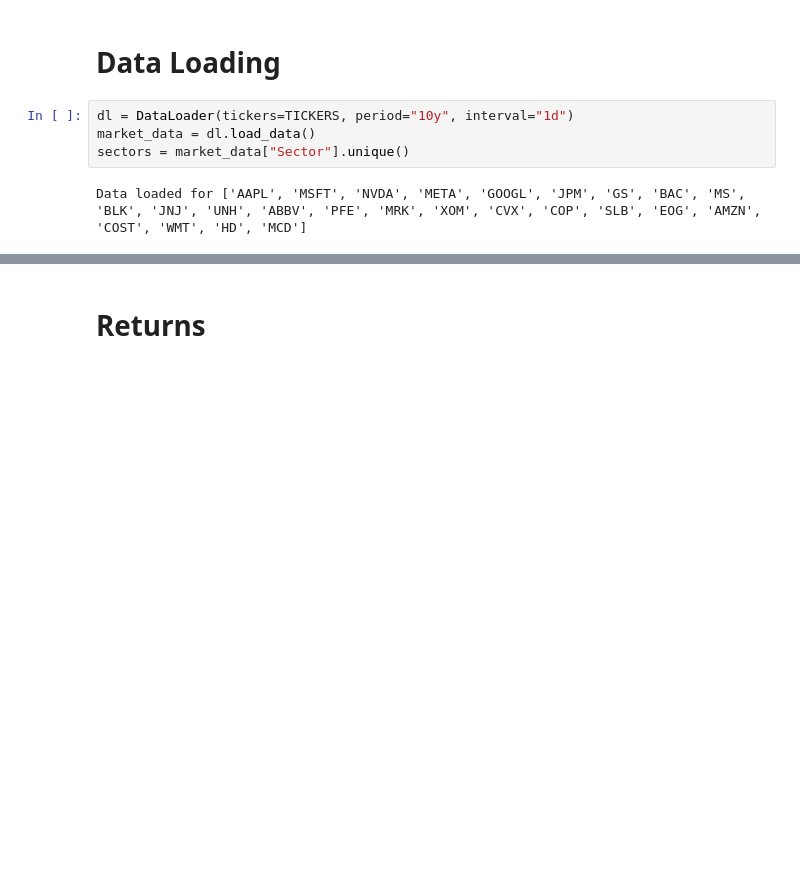
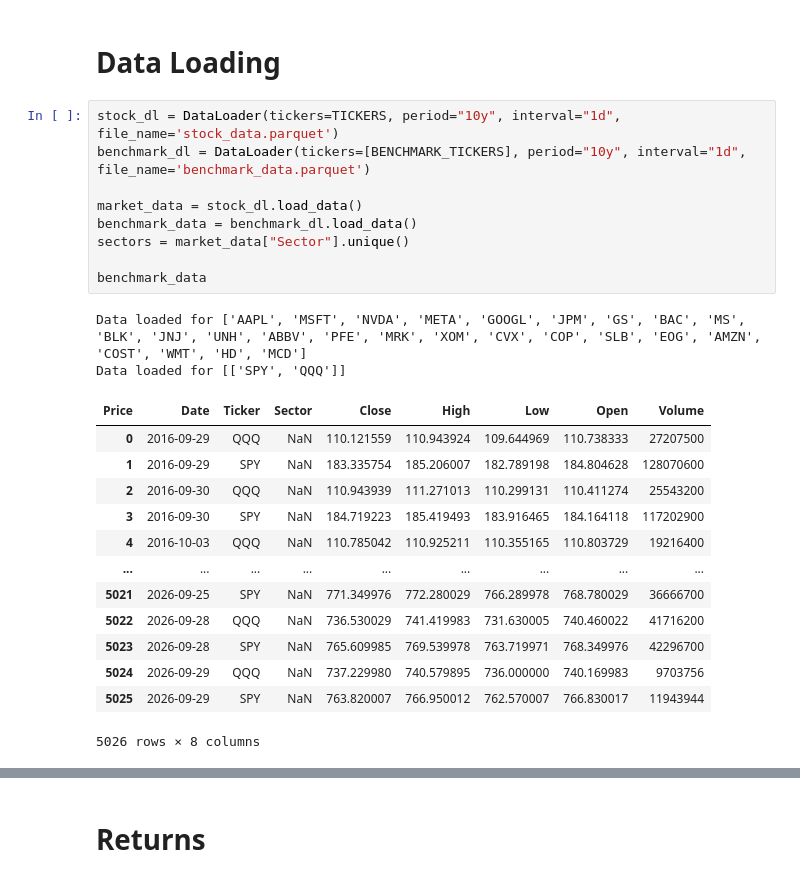
Before and after one commit to acsimpson16/market_ml_research, a Jupyter notebook: notebooks/Feature_engineering.ipynb, the cells around one changed output, grey strips where cells are left out. Saved outputs shown, nothing was run; the diff lists cells and outputs as text; blank space fills up the shorter version.

```diff
--- a/notebooks/Feature_engineering.ipynb
+++ b/notebooks/Feature_engineering.ipynb
@@ -13,11 +13,30 @@ from market_ml.feature_engineering import *
 # %% [markdown]
 # Data Loading
 # %%
-dl = DataLoader(tickers=TICKERS, period="10y", interval="1d")
-market_data = dl.load_data()
+stock_dl = DataLoader(tickers=TICKERS, period="10y", interval="1d", file_name='stock_data.parquet')
+benchmark_dl = DataLoader(tickers=[BENCHMARK_TICKERS], period="10y", interval="1d", file_name='benchmark_data.parquet')
+
+market_data = stock_dl.load_data()
+benchmark_data = benchmark_dl.load_data()
 sectors = market_data["Sector"].unique()
+
+benchmark_data
 # %% [output]
 Data loaded for ['AAPL', 'MSFT', 'NVDA', 'META', 'GOOGL', 'JPM', 'GS', 'BAC', 'MS', 'BLK', 'JNJ', 'UNH', 'ABBV', 'PFE', 'MRK', 'XOM', 'CVX', 'COP', 'SLB', 'EOG', 'AMZN', 'COST', 'WMT', 'HD', 'MCD']
+Data loaded for [['SPY', 'QQQ']]
+| Price | Date | Ticker | Sector | Close | High | Low | Open | Volume |
+| 0 | 2016-09-29 | QQQ | NaN | 110.121559 | 110.943924 | 109.644969 | 110.738333 | 27207500 |
+| 1 | 2016-09-29 | SPY | NaN | 183.335754 | 185.206007 | 182.789198 | 184.804628 | 128070600 |
+| 2 | 2016-09-30 | QQQ | NaN | 110.943939 | 111.271013 | 110.299131 | 110.411274 | 25543200 |
+| 3 | 2016-09-30 | SPY | NaN | 184.719223 | 185.419493 | 183.916465 | 184.164118 | 117202900 |
+| 4 | 2016-10-03 | QQQ | NaN | 110.785042 | 110.925211 | 110.355165 | 110.803729 | 19216400 |
+| ... | ... | ... | ... | ... | ... | ... | ... | ... |
+| 5021 | 2026-09-25 | SPY | NaN | 771.349976 | 772.280029 | 766.289978 | 768.780029 | 36666700 |
+| 5022 | 2026-09-28 | QQQ | NaN | 736.530029 | 741.419983 | 731.630005 | 740.460022 | 41716200 |
+| 5023 | 2026-09-28 | SPY | NaN | 765.609985 | 769.539978 | 763.719971 | 768.349976 | 42296700 |
+| 5024 | 2026-09-29 | QQQ | NaN | 737.229980 | 740.579895 | 736.000000 | 740.169983 | 9703756 |
+| 5025 | 2026-09-29 | SPY | NaN | 763.820007 | 766.950012 | 762.570007 | 766.830017 | 11943944 |
+5026 rows × 8 columns
 # %%
 #just testing with one stock for now
 
```
Also changed, not shown: parts of 8 cells of this notebook, 4 other files.
